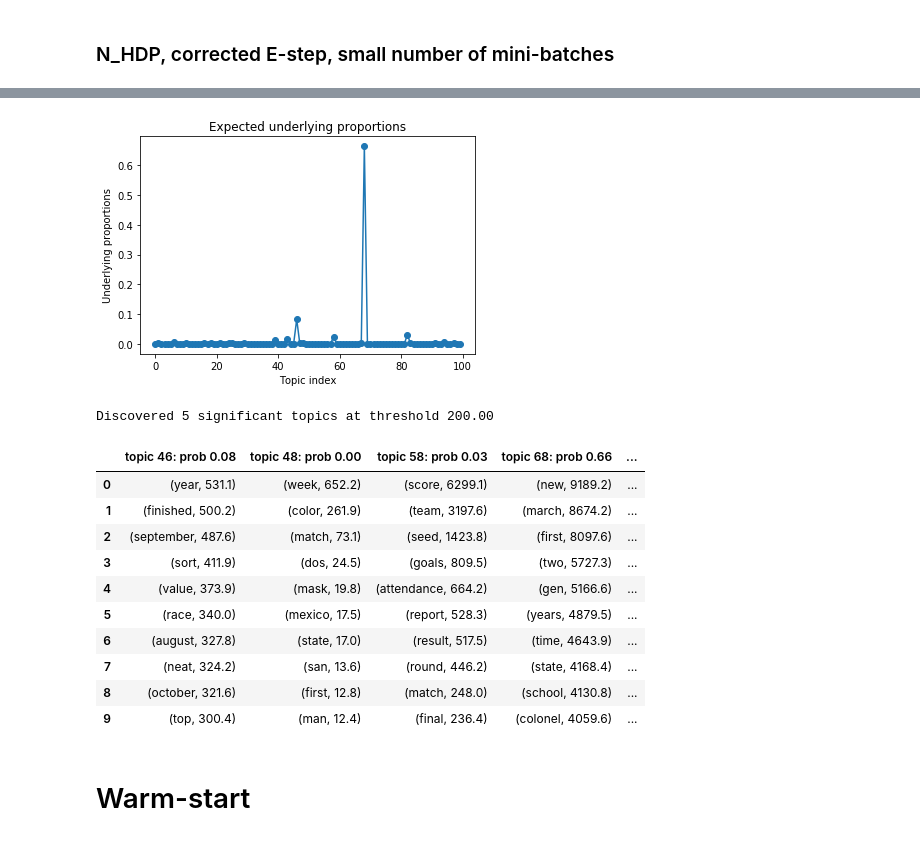
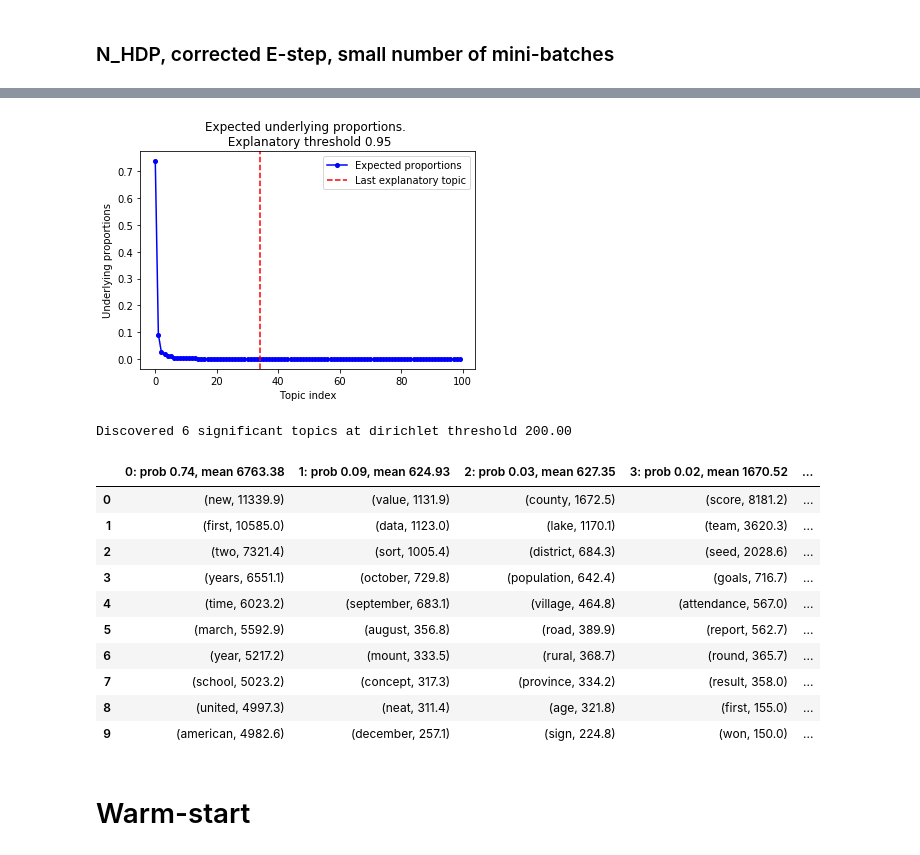
Before and after one commit to tinnguyen96/online-hdp, a Jupyter notebook: Report.ipynb, the cells around one changed output, grey strips where cells are left out. Saved outputs shown, nothing was run; the diff lists cells and outputs as text; code cells hidden in the pictures.

```diff
--- a/Report.ipynb
+++ b/Report.ipynb
@@ -245,13 +86,0 @@ def sb_acrossD(K, Dlist, inroot, heldoutroot, expset, ax, plot_error):
-# %%
-K = [50, 100, 150]
-Dlist = [20, 50, 100]
-inroot = "wiki10k"
-heldoutroot = "wiki1k"
-expset = {20:[0,1,2,3,4], 50:[0,1,2,3,4], 100:[0,1,2,3,4]}
-fig, axes = plt.subplots(2,3,figsize=(12,8))
-
-for i in range(3):
-    sb_acrossD(K[i], Dlist, inroot, heldoutroot, expset, axes[0,i], True)
-    sb_acrossD(K[i], Dlist, inroot, heldoutroot, expset, axes[1,i], False)
-plt.tight_layout()
-plt.show()
@@ -309,13 +86,0 @@ def lda_acrossD(K, Dlist, inroot, heldoutroot, expset, ax, plot_error):
-# %%
-K = [50, 100, 150]
-Dlist = [20, 50, 100]
-inroot = "wiki10k"
-heldoutroot = "wiki1k"
-expset = {20:[0,1,2,3,4], 50:[0,1,2,3,4], 100:[0,1,2,3,4]}
-
-fig, axes = plt.subplots(2,3,figsize=(12,8))
-for i in range(3):
-    lda_acrossD(K[i], Dlist, inroot, heldoutroot, expset, axes[0,i], True)
-    lda_acrossD(K[i], Dlist, inroot, heldoutroot, expset, axes[1,i], False)
-plt.tight_layout()
-plt.show()
@@ -539,29 +322,29 @@ Discovered 6 significant topics at threshold 200.00
 # %%
 vocabfile = "dictnostops.txt"
 file = {}
-file["lambda"] ="results/nhdpK100_T20_D50_wiki10k_wiki1k/lambda-200.dat"
-file["a"] ="results/nhdpK100_T20_D50_wiki10k_wiki1k/a-200.dat"
-file["b"] ="results/nhdpK100_T20_D50_wiki10k_wiki1k/b-200.dat"
-normalized = False
+file["lambda"] ="results/nhdpK100_T20_D50_wiki10k_wiki1k/lambda-500.dat"
+file["a"] ="results/nhdpK100_T20_D50_wiki10k_wiki1k/a-500.dat"
+file["b"] ="results/nhdpK100_T20_D50_wiki10k_wiki1k/b-500.dat"
 method = "nhdp"
-threshold = 200
+probthresh = 0.95
+dirthresh = 200
 displaycount = 10
-df = printtopics(vocabfile, file, method, normalized, threshold, displaycount)
+df = printtopics(vocabfile, file, method, dirthresh, probthresh, displaycount)
 df
 # %% [output]
-[figure, old version]
+[figure, new version]
-Discovered 5 significant topics at threshold 200.00
+Discovered 6 significant topics at dirichlet threshold 200.00
-|  | topic 46: prob 0.08 | topic 48: prob 0.00 | topic 58: prob 0.03 | topic 68: prob 0.66 | ... |
-| 0 | (year, 531.1) | (week, 652.2) | (score, 6299.1) | (new, 9189.2) | ... |
-| 1 | (finished, 500.2) | (color, 261.9) | (team, 3197.6) | (march, 8674.2) | ... |
-| 2 | (september, 487.6) | (match, 73.1) | (seed, 1423.8) | (first, 8097.6) | ... |
-| 3 | (sort, 411.9) | (dos, 24.5) | (goals, 809.5) | (two, 5727.3) | ... |
-| 4 | (value, 373.9) | (mask, 19.8) | (attendance, 664.2) | (gen, 5166.6) | ... |
-| 5 | (race, 340.0) | (mexico, 17.5) | (report, 528.3) | (years, 4879.5) | ... |
-| 6 | (august, 327.8) | (state, 17.0) | (result, 517.5) | (time, 4643.9) | ... |
-| 7 | (neat, 324.2) | (san, 13.6) | (round, 446.2) | (state, 4168.4) | ... |
-| 8 | (october, 321.6) | (first, 12.8) | (match, 248.0) | (school, 4130.8) | ... |
-| 9 | (top, 300.4) | (man, 12.4) | (final, 236.4) | (colonel, 4059.6) | ... |
+|  | 0: prob 0.74, mean 6763.38 | 1: prob 0.09, mean 624.93 | 2: prob 0.03, mean 627.35 | 3: prob 0.02, mean 1670.52 | ... |
+| 0 | (new, 11339.9) | (value, 1131.9) | (county, 1672.5) | (score, 8181.2) | ... |
+| 1 | (first, 10585.0) | (data, 1123.0) | (lake, 1170.1) | (team, 3620.3) | ... |
+| 2 | (two, 7321.4) | (sort, 1005.4) | (district, 684.3) | (seed, 2028.6) | ... |
+| 3 | (years, 6551.1) | (october, 729.8) | (population, 642.4) | (goals, 716.7) | ... |
+| 4 | (time, 6023.2) | (september, 683.1) | (village, 464.8) | (attendance, 567.0) | ... |
+| 5 | (march, 5592.9) | (august, 356.8) | (road, 389.9) | (report, 562.7) | ... |
+| 6 | (year, 5217.2) | (mount, 333.5) | (rural, 368.7) | (round, 365.7) | ... |
+| 7 | (school, 5023.2) | (concept, 317.3) | (province, 334.2) | (result, 358.0) | ... |
+| 8 | (united, 4997.3) | (neat, 311.4) | (age, 321.8) | (first, 155.0) | ... |
+| 9 | (american, 4982.6) | (december, 257.1) | (sign, 224.8) | (won, 150.0) | ... |
 # %% [markdown]
 # Warm-start
 # %% [markdown]
```
Also changed, not shown: parts of 19 cells of this notebook, 11 other files.
